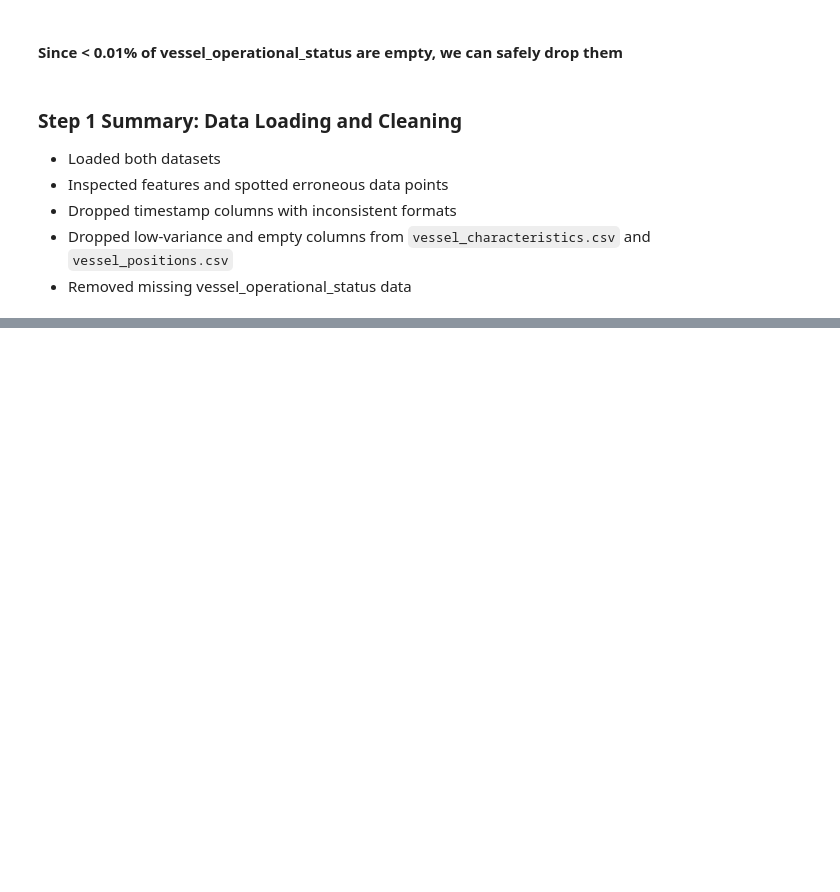
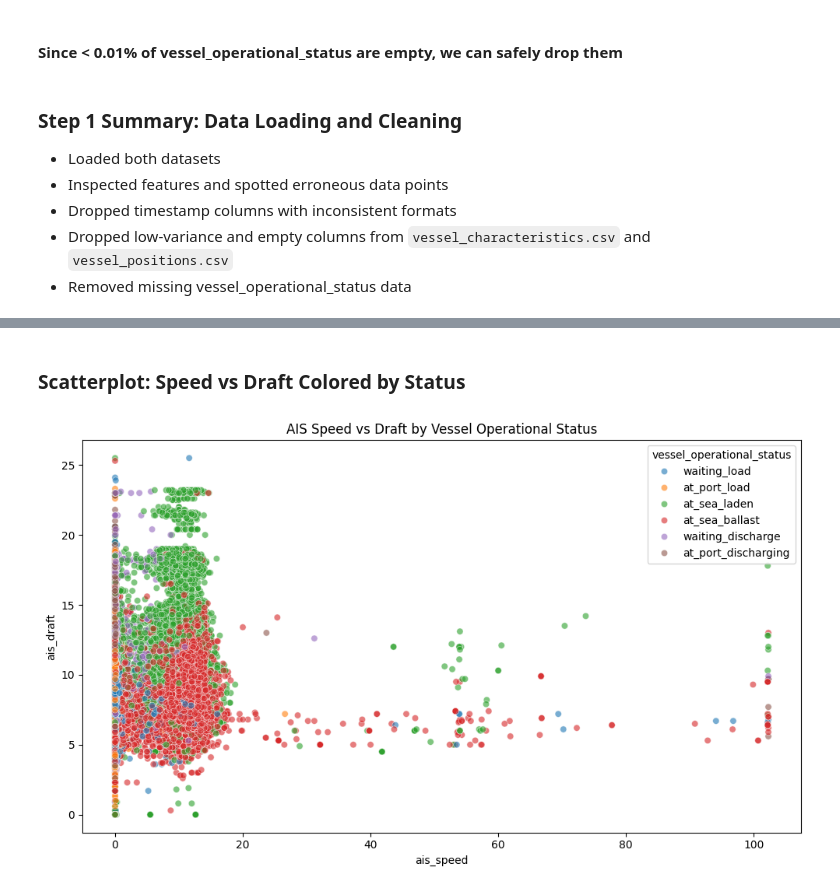
Before and after one commit to halladaas/vessel-analysis, a Jupyter notebook: notebook/profision-vessel-analysis.ipynb, the cells around one changed output, grey strips where cells are left out. Cells and saved outputs as stored; diff of their text form; code cells hidden in the pictures; blank space fills up the shorter version.

```diff
--- a/notebook/profision-vessel-analysis.ipynb
+++ b/notebook/profision-vessel-analysis.ipynb
@@ -306,0 +405,16 @@ positions.dropna(subset=['vessel_operational_status'], inplace=True)
+# %% [markdown]
+### Scatterplot: Speed vs Draft Colored by Status
+# %%
+plt.figure(figsize=(10,6))
+sns.scatterplot(
+    data=subset,
+    x='ais_speed',
+    y='ais_draft',
+    hue='vessel_operational_status',
+    alpha=0.6
+)
+plt.title("AIS Speed vs Draft by Vessel Operational Status")
+plt.tight_layout()
+plt.show()
+# %% [output]
+[figure, added]
```
Also changed, not shown: parts of 18 cells of this notebook.
